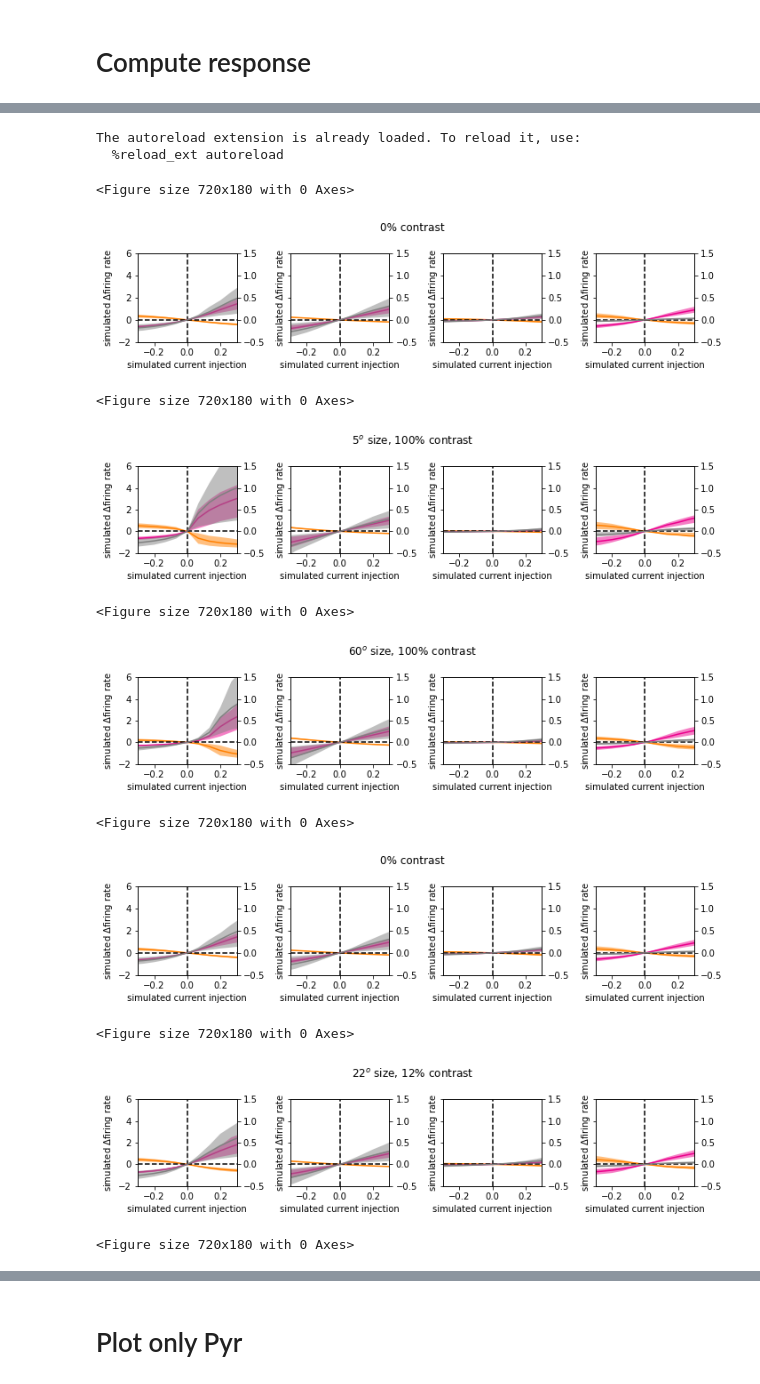
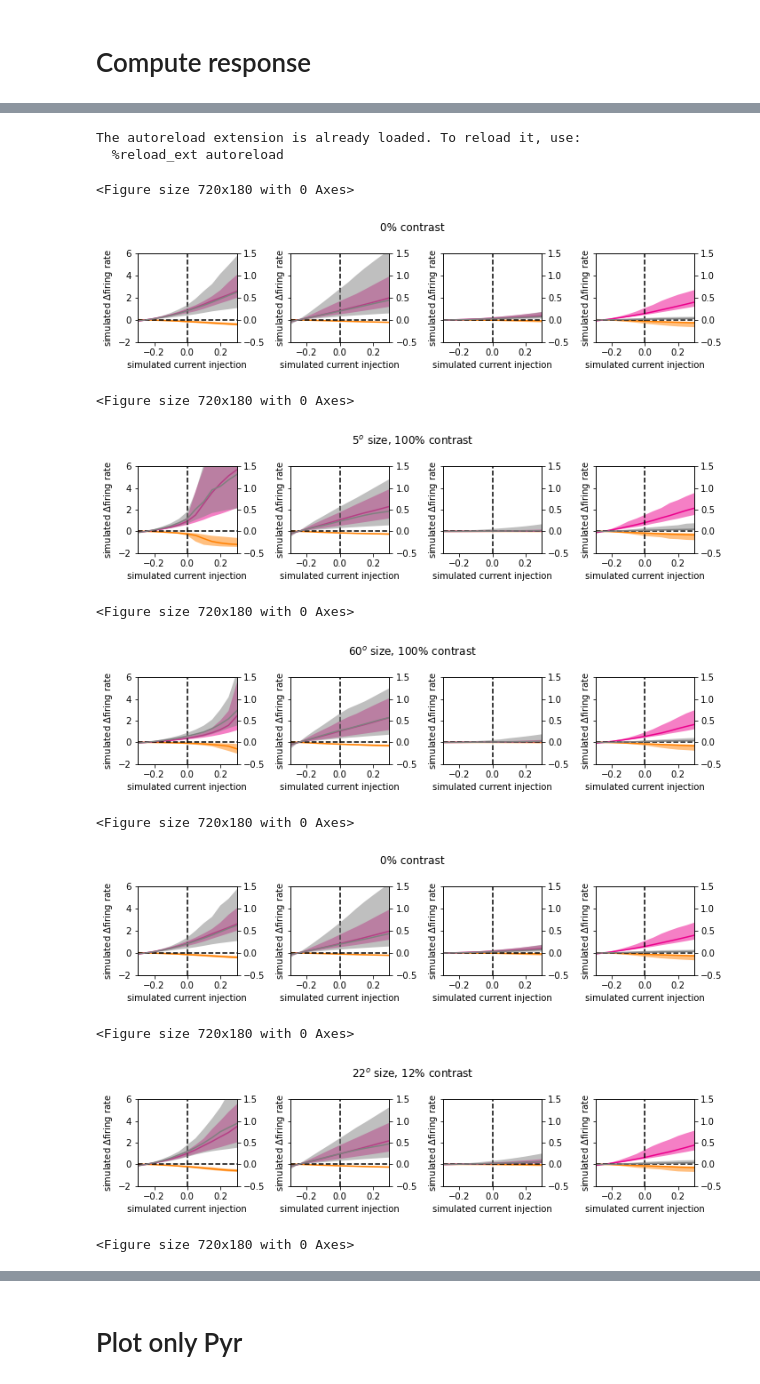
Before and after one commit to anitsoga/mossing_paper_code, a Jupyter notebook: simulation/Agos_Code/Figure_6.ipynb, the cells around one changed output, grey strips where cells are left out. Saved outputs shown, nothing was run; the diff lists cells and outputs as text; code cells hidden in the pictures.

```diff
--- a/simulation/Agos_Code/Figure_6.ipynb
+++ b/simulation/Agos_Code/Figure_6.ipynb
@@ -94,7 +82,9 @@ weights_files = [wf for (wf,ll) in zip(weights_files,low_loss) if ll]
 # Load sims
 # %%
 
-npyfile = np.load('/Users/agos/Dropbox/ColumbiaProjects/Project_DansPaper/calnet_data/dynamics/vip_both_pixels_opto_tavg_210513c.npy',allow_pickle=True)[()]
+#npyfile = np.load('/Users/agos/Dropbox/ColumbiaProjects/Project_DansPaper/calnet_data/dynamics/vip_both_pixels_opto_tavg_l4_coupled_0_25_210513c.npy',allow_pickle=True)[()]
+npyfile = np.load('/Users/agos/Dropbox/ColumbiaProjects/Project_DansPaper/calnet_data/dynamics/vip_both_pixels_opto_tavg_l4_coupled_0_25_210513c.npy',allow_pickle=True)[()]
+
 
 YY_opto = npyfile['YY_opto'][:,:,:,np.newaxis,:]
 YY_opto_no_pcpc = npyfile['YY_opto_no_pcpc'][:,:,:,np.newaxis,:]
@@ -103,13 +93,3 @@ YY_opto_tavg_no_pcvip = npyfile['YY_opto_tavg_no_pcvip'][:,:,:,np.newaxis,:]
 YY_opto_tavg_no_pcsst = npyfile['YY_opto_tavg_no_pcsst'][:,:,:,np.newaxis,:]
 YY_opto_tavg_no_vipbias = npyfile['YY_opto_tavg_no_vipbias'][:,:,:,np.newaxis,:]
 YY_opto_tavg_no_sstvip = npyfile['YY_opto_tavg_no_sstvip'][:,:,:,np.newaxis,:]
-
-npyfile = np.load('/Users/agos/Dropbox/ColumbiaProjects/Project_DansPaper/calnet_data/dynamics/sst_both_pixels_opto_tavg_210513c.npy',allow_pickle=True)[()]
-
-YY_opto_sst = npyfile['YY_opto'][:,:,:,np.newaxis,:]
-YY_opto_no_pcpc_sst = npyfile['YY_opto_no_pcpc'][:,:,:,np.newaxis,:]
-YY_opto_no_pcpv_sst = npyfile['YY_opto_no_pcpv'][:,:,:,np.newaxis,:]
-YY_opto_tavg_no_pcvip_sst = npyfile['YY_opto_tavg_no_pcvip'][:,:,:,np.newaxis,:]
-YY_opto_tavg_no_pcsst_sst = npyfile['YY_opto_tavg_no_pcsst'][:,:,:,np.newaxis,:]
-YY_opto_tavg_no_vipbias_sst = npyfile['YY_opto_tavg_no_vipbias'][:,:,:,np.newaxis,:]
-YY_opto_tavg_no_sstvip_sst = npyfile['YY_opto_tavg_no_sstvip'][:,:,:,np.newaxis,:]
@@ -118,7 +102,7 @@ YY_opto_tavg_no_sstvip_sst = npyfile['YY_opto_tavg_no_sstvip'][:,:,:,np.newaxis,
 # %%
 Niter = int(1e3)
 # opto_levels = 1*np.linspace(-1.5,1.5,31)
-opto_levels = 1*np.linspace(-1,1,31)
+opto_levels = 1*np.linspace(-1,1,YY_opto.shape[1])
 dt = 1e-1
 nopto = len(opto_levels)
 ucontrast=np.array([0,6,12,25,50,100])
@@ -197,32 +189,6 @@ for iwt in range(nwt):
 
     for ilevel in range(opto_levels.shape[0]):
         cell_intrinsic_resp[iwt,ilevel] = this_mdl[iwt].compute_f_(opto_levels[ilevel]+this_mdl[iwt].Eta,this_mdl[iwt].Xi,this_mdl[iwt].s02)
-
-nwt = len(mdls)
-iwt = 0
-itype = 0
-
-nN = mdls[iwt].nN
-ntypes = mdls[iwt].nQ*mdls[iwt].nS*mdls[iwt].nT
-this_mdl,this_YY = mdls_no_pcpc.copy(),YY_opto_no_pcpc.copy()
-# this_mdl,this_YY = mdls_no_pcpv.copy(),YY_opto_no_pcpv.copy()
-# this_mdl,this_YY = mdls.copy(),YY_opto.copy()
-network_resp_sst = np.zeros((nwt,opto_levels.shape[0],nN,ntypes))
-network_resp_no_pcpc_sst = np.zeros((nwt,opto_levels.shape[0],nN,ntypes))
-network_resp_no_pcpv_sst = np.zeros((nwt,opto_levels.shape[0],nN,ntypes))
-network_resp_no_pcvip_sst = np.zeros((nwt,opto_levels.shape[0],nN,ntypes))
-network_resp_no_pcsst_sst = np.zeros((nwt,opto_levels.shape[0],nN,ntypes))
-network_resp_no_vipbias_sst = np.zeros((nwt,opto_levels.shape[0],nN,ntypes))
-network_resp_no_sstvip_sst = np.zeros((nwt,opto_levels.shape[0],nN,ntypes))
-cell_intrinsic_resp_sst = np.zeros((nwt,opto_levels.shape[0],nN,ntypes))
-for iwt in range(nwt):
-    network_resp_sst[iwt] = np.nanmean(YY_opto_sst[iwt],2) # time avg
-    network_resp_no_pcpc_sst[iwt] = np.nanmean(YY_opto_no_pcpc_sst[iwt],2)
-    network_resp_no_pcpv_sst[iwt] = np.nanmean(YY_opto_no_pcpv_sst[iwt],2)
-    network_resp_no_pcvip_sst[iwt] = np.nanmean(YY_opto_tavg_no_pcvip_sst[iwt],2) # time avg
-    network_resp_no_pcsst_sst[iwt] = np.nanmean(YY_opto_tavg_no_pcsst_sst[iwt],2)
-    network_resp_no_vipbias_sst[iwt] = np.nanmean(YY_opto_tavg_no_vipbias_sst[iwt],2)
-    network_resp_no_sstvip_sst[iwt] = np.nanmean(YY_opto_tavg_no_sstvip_sst[iwt],2)
 # %%
 network_resps = [network_resp,
         network_resp_no_pcpc,
@@ -313,7 +279,7 @@ def plot_nonlinearity(ax, network_resp,color,label,zero_subtracted=zero_subtract
         to_plot = network_resp - network_resp[:,izero:izero+1]
     else:
         to_plot = network_resp - 0
-    ax.plot(opto_levels,np.nanmean(to_plot,0),c=color,label=label)
+    ax.plot(opto_levels,np.nanmedian(to_plot,0),c=color,label=label)
     ax.fill_between(opto_levels,np.nanpercentile(to_plot,pct_l,axis=0),np.nanpercentile(to_plot,pct_u,axis=0),facecolor=color,alpha=alpha)
 
 def plot_cell_intrinsic_resp(cell_intrinsic_resp,label,zero_subtracted=zero_subtracted):
@@ -353,39 +319,39 @@ for istim,title in zip([0,5,35,18,20,23],['0% contrast','5$^o$ size, 100% contra
             else:
                 this_ax = axs[iplot]
             plot_nonlinearity(this_ax, nr[lkat][:,:,istim,itype],cs[itype],lbl)
         axs[iplot].axvline(0,c='k',linestyle='dashed')
         axs[iplot].axhline(0,c='k',linestyle='dashed')
         axs[iplot].set_xlim((-xlim,xlim))
 
         if norm_to_mean:
             axs[iplot].set_ylim((-2,6))
             pc_ax.set_ylim((-0.5, 1.5))
         else:
             axs[iplot].set_ylim((-1,3))
             pc_ax.set_ylim((-1, 3))
 
         axs[iplot].set_xlabel('simulated current injection')
         if zero_subtracted:
             axs[iplot].set_ylabel(r'simulated $\Delta$firing rate')
         else:
             axs[iplot].set_ylabel('simulated firing rate')
     fig.tight_layout()
     fig.suptitle(title)
     fig.tight_layout()
     save = False
     if save:
         plt.savefig('figures/network_nonlinearity_w_and_wo_ws_twinx_stim_%d.jpg'%istim,dpi=300)
 # %% [output]
 The autoreload extension is already loaded. To reload it, use:
   %reload_ext autoreload
 <Figure size 720x180 with 0 Axes>
-[figure, old version]
+[figure, new version]
 <Figure size 720x180 with 0 Axes>
-[figure, old version]
+[figure, new version]
 <Figure size 720x180 with 0 Axes>
-[figure, old version]
+[figure, new version]
 <Figure size 720x180 with 0 Axes>
-[figure, old version]
+[figure, new version]
 <Figure size 720x180 with 0 Axes>
-[figure, old version]
+[figure, new version]
 <Figure size 720x180 with 0 Axes>
```
Also changed, not shown: parts of 26 cells of this notebook, 4 other files.
